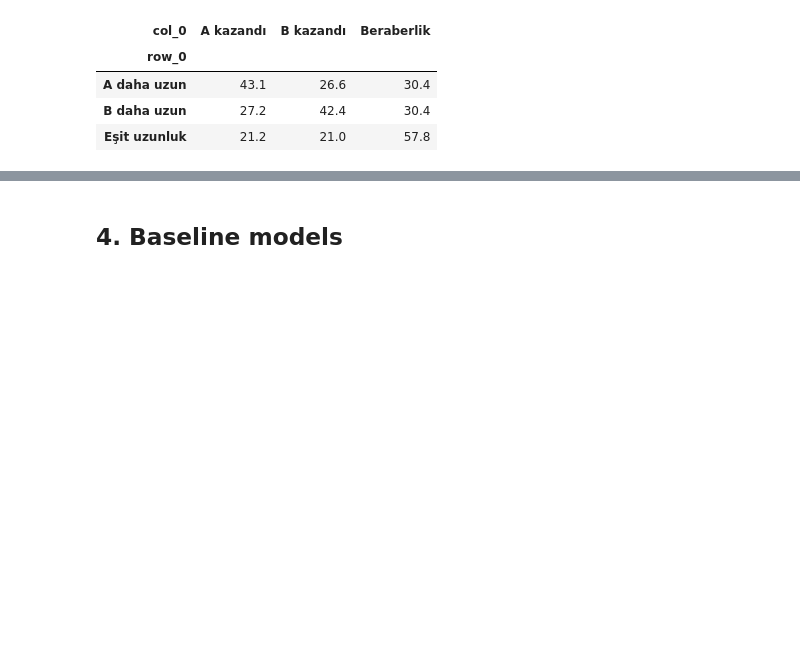
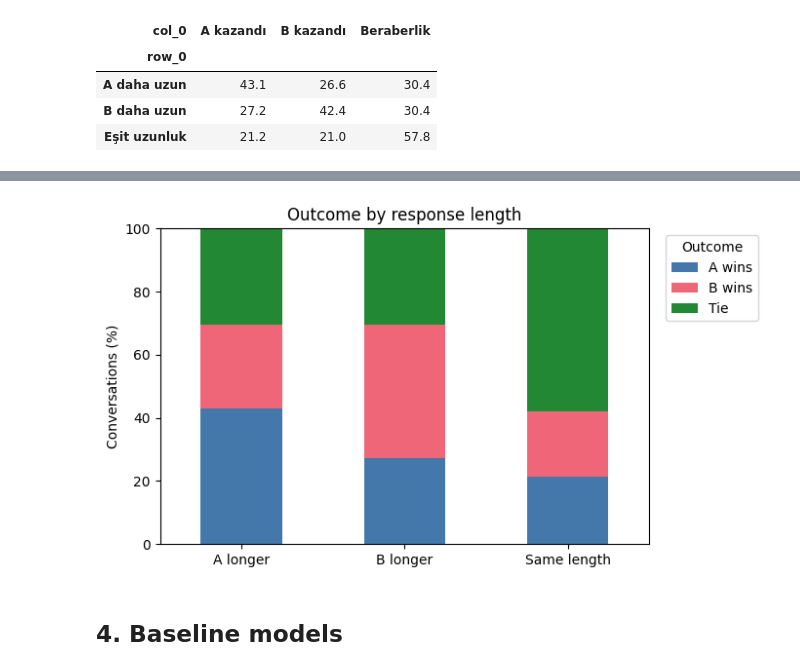
Before and after one commit to akdagdev/GROUP50_CENG313, a Jupyter notebook: assignment1_eda_baseline.ipynb, the cells around one changed output, grey strips where cells are left out. Cells and saved outputs as stored; diff of their text form; code cells hidden in the pictures; blank space fills up the shorter version.

```diff
--- a/assignment1_eda_baseline.ipynb
+++ b/assignment1_eda_baseline.ipynb
@@ -180,3 +238,24 @@ display(oranlar.round(1))
+# %%
+# The percentages in each length group add up to 100.
+plot_rates = oranlar.reindex(
+    index=["A daha uzun", "B daha uzun", "Eşit uzunluk"],
+    columns=["A kazandı", "B kazandı", "Beraberlik"]
+).copy()
+plot_rates.index = ["A longer", "B longer", "Same length"]
+plot_rates.columns = ["A wins", "B wins", "Tie"]
+ax = plot_rates.plot.bar(
+    stacked=True, figsize=(7, 4), color=["#4477AA", "#EE6677", "#228833"], rot=0
+)
+ax.set_title("Outcome by response length")
+ax.set_xlabel("")
+ax.set_ylabel("Conversations (%)")
+ax.set_ylim(0, 100)
+ax.legend(title="Outcome", bbox_to_anchor=(1.02, 1), loc="upper left")
+fig = ax.figure
+fig.tight_layout()
+plt.show()
+# %% [output]
+[figure, added]
 # %% [markdown]
 ## 4. Baseline models
 # %%
```
Also changed, not shown: parts of 6 cells of this notebook, 2 other files.
